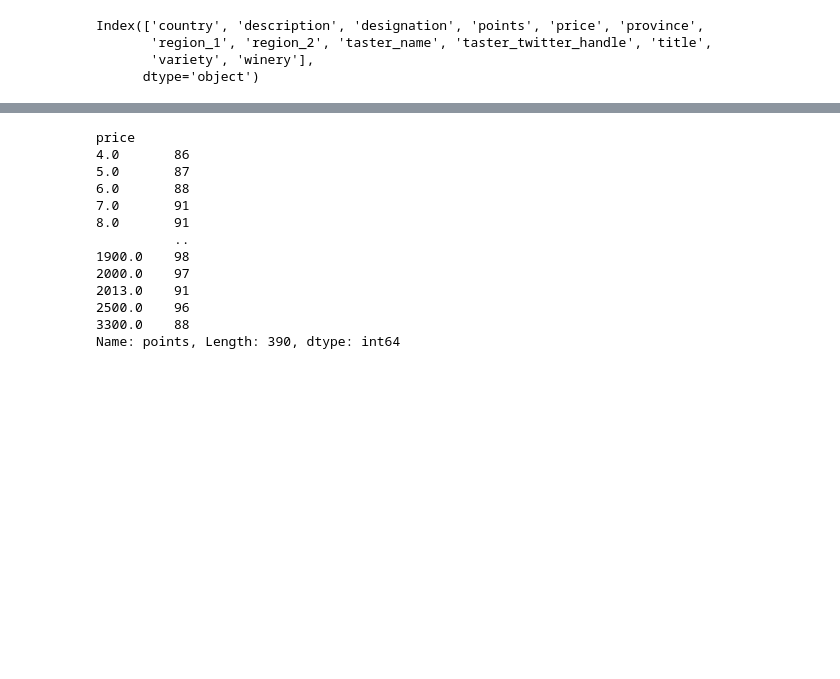
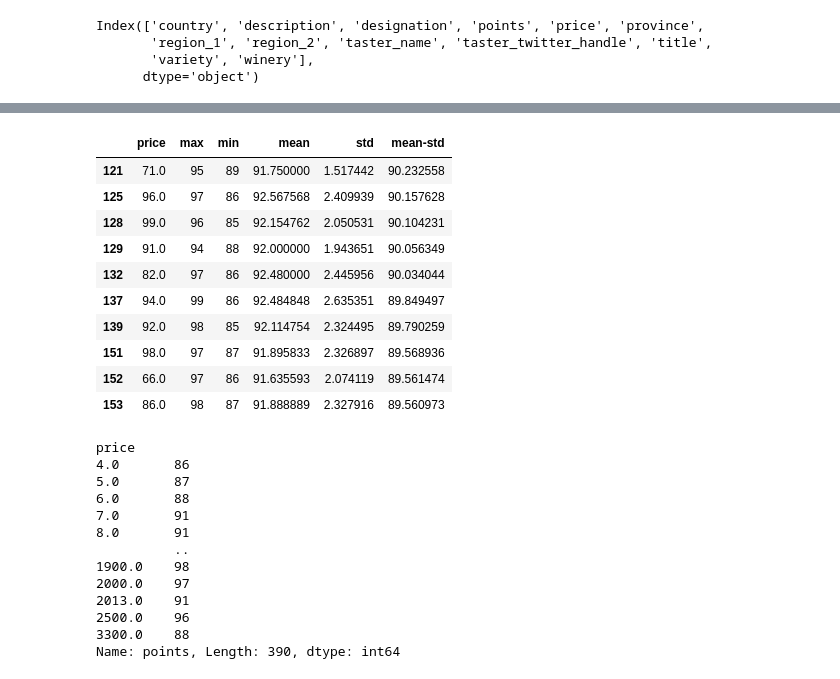
Before and after one commit to Steve-YJ/Data-Science-scratch, a Jupyter notebook: Course 1. Kaggle Data Science Micro Courses/Pandas/Exercise_ Grouping and Sorting.ipynb, the cells around one changed output, grey strips where cells are left out. Saved outputs shown, nothing was run; the diff lists cells and outputs as text; code cells hidden in the pictures; blank space fills up the shorter version.

```diff
--- a/Course 1. Kaggle Data Science Micro Courses/Pandas/Exercise_ Grouping and Sorting.ipynb
+++ b/Course 1. Kaggle Data Science Micro Courses/Pandas/Exercise_ Grouping and Sorting.ipynb
@@ -466,3 +611,17 @@ q2.check()
+# %%
+best_rating_price.loc[best_rating_price.price < 100][:10]
+# %% [output]
+|  | price | max | min | mean | std | mean-std |
+| 121 | 71.0 | 95 | 89 | 91.750000 | 1.517442 | 90.232558 |
+| 125 | 96.0 | 97 | 86 | 92.567568 | 2.409939 | 90.157628 |
+| 128 | 99.0 | 96 | 85 | 92.154762 | 2.050531 | 90.104231 |
+| 129 | 91.0 | 94 | 88 | 92.000000 | 1.943651 | 90.056349 |
+| 132 | 82.0 | 97 | 86 | 92.480000 | 2.445956 | 90.034044 |
+| 137 | 94.0 | 99 | 86 | 92.484848 | 2.635351 | 89.849497 |
+| 139 | 92.0 | 98 | 85 | 92.114754 | 2.324495 | 89.790259 |
+| 151 | 98.0 | 97 | 87 | 91.895833 | 2.326897 | 89.568936 |
+| 152 | 66.0 | 97 | 86 | 91.635593 | 2.074119 | 89.561474 |
+| 153 | 86.0 | 98 | 87 | 91.888889 | 2.327916 | 89.560973 |
 # %%
 reviews.groupby('price').points.max().sort_index()
 # %% [output]
```
Also changed, not shown: parts of 50 cells of this notebook.
